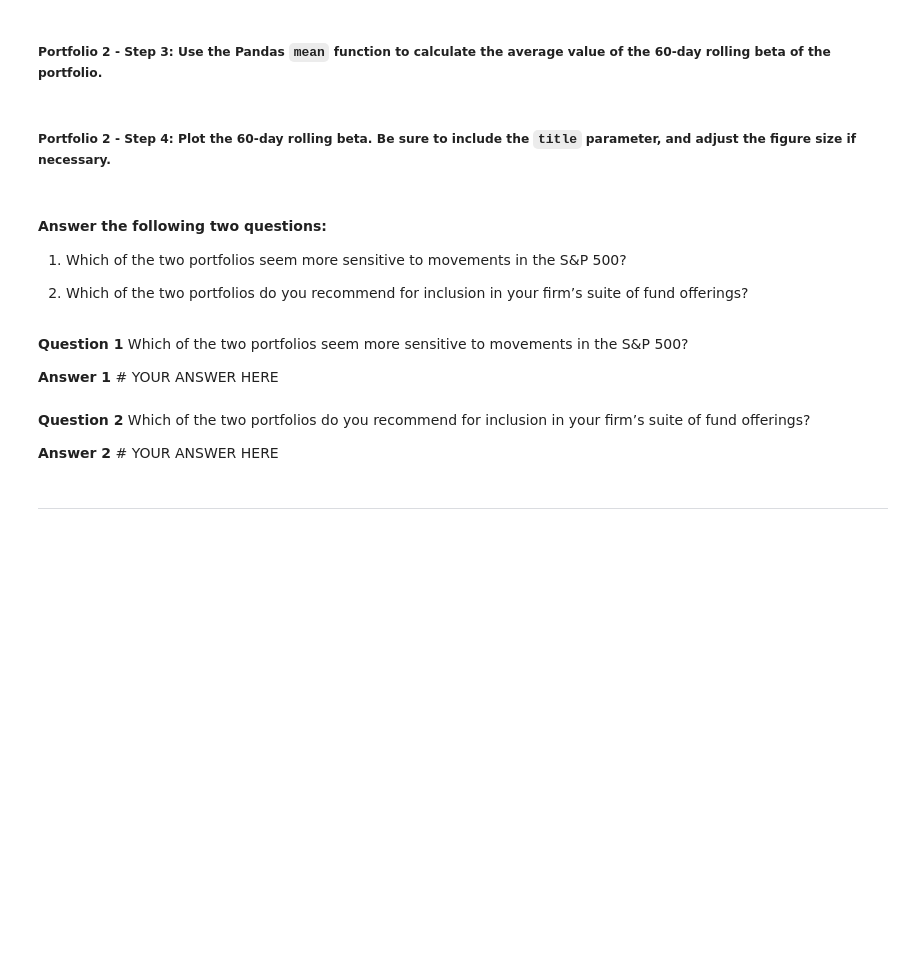
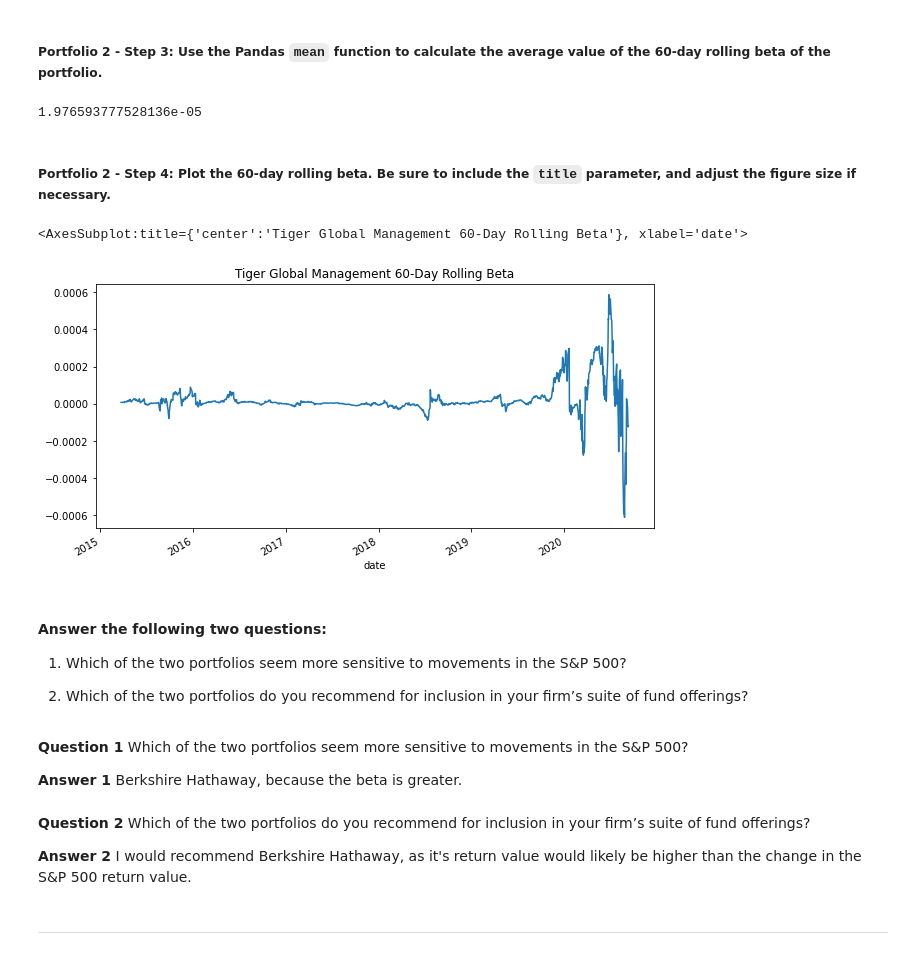
Before and after one commit to abcarmin/Module-4-Challenge, a Jupyter notebook: risk_return_analysis.ipynb, the cells around one changed output. Cells and saved outputs as stored; diff of their text form; code cells hidden in the pictures; blank space fills up the shorter version.

```diff
--- a/risk_return_analysis.ipynb
+++ b/risk_return_analysis.ipynb
@@ -372,4 +424,5 @@ Your analysis is nearing completion. Now, you need to evaluate how the portfolio
 # %%
 # Calculate the covariance using a 60-day rolling window
 # Review the last five rows of the covariance data
-# YOUR CODE HERE
+tiger_global_rolling_60_covariance = daily_returns['TIGER GLOBAL MANAGEMENT LLC'].rolling(window=60).cov(market_rolling_60_variance)
+tiger_global_rolling_60_covariance.tail()
@@ -378,4 +439,5 @@ Your analysis is nearing completion. Now, you need to evaluate how the portfolio
 # %%
 # Calculate the beta based on the 60-day rolling covariance compared to the market (S&P 500)
 # Review the last five rows of the beta information
-# YOUR CODE HERE
+tiger_global_rolling_60_beta = tiger_global_rolling_60_covariance / market_rolling_60_variance
+tiger_global_rolling_60_beta.tail()
@@ -383,13 +453,19 @@ Your analysis is nearing completion. Now, you need to evaluate how the portfolio
 ##### Portfolio 2 - Step 3: Use the Pandas `mean` function to calculate the average value of the 60-day rolling beta of the portfolio.
 # %%
 # Calculate the average of the 60-day rolling beta
-# YOUR CODE HERE
+tiger_global_average_beta = tiger_global_rolling_60_beta.mean()
+tiger_global_average_beta
+# %% [output]
+1.976593777528136e-05
 # %% [markdown]
 ##### Portfolio 2 - Step 4: Plot the 60-day rolling beta. Be sure to include the `title` parameter, and adjust the figure size if necessary.
 # %%
 # Plot the rolling beta
 # Include a title parameter and adjust the figure size
-# YOUR CODE HERE
+tiger_global_rolling_60_beta.plot(title='Tiger Global Management 60-Day Rolling Beta', figsize=(10,5))
+# %% [output]
+<AxesSubplot:title={'center':'Tiger Global Management 60-Day Rolling Beta'}, xlabel='date'>
+[figure, added]
 # %% [markdown]
 #### Answer the following two questions:
 
@@ -399,10 +475,10 @@ Your analysis is nearing completion. Now, you need to evaluate how the portfolio
 # %% [markdown]
 **Question 1** Which of the two portfolios seem more sensitive to movements in the S&P 500?
 
-**Answer 1** # YOUR ANSWER HERE
+**Answer 1** Berkshire Hathaway, because the beta is greater.
 # %% [markdown]
 **Question 2** Which of the two portfolios do you recommend for inclusion in your firm’s suite of fund offerings?
 
-**Answer 2** # YOUR ANSWER HERE
+**Answer 2** I would recommend Berkshire Hathaway, as it's return value would likely be higher than the change in the S&P 500 return value.
 # %% [markdown]
 ---
```
Also changed, not shown: parts of 11 cells of this notebook.
